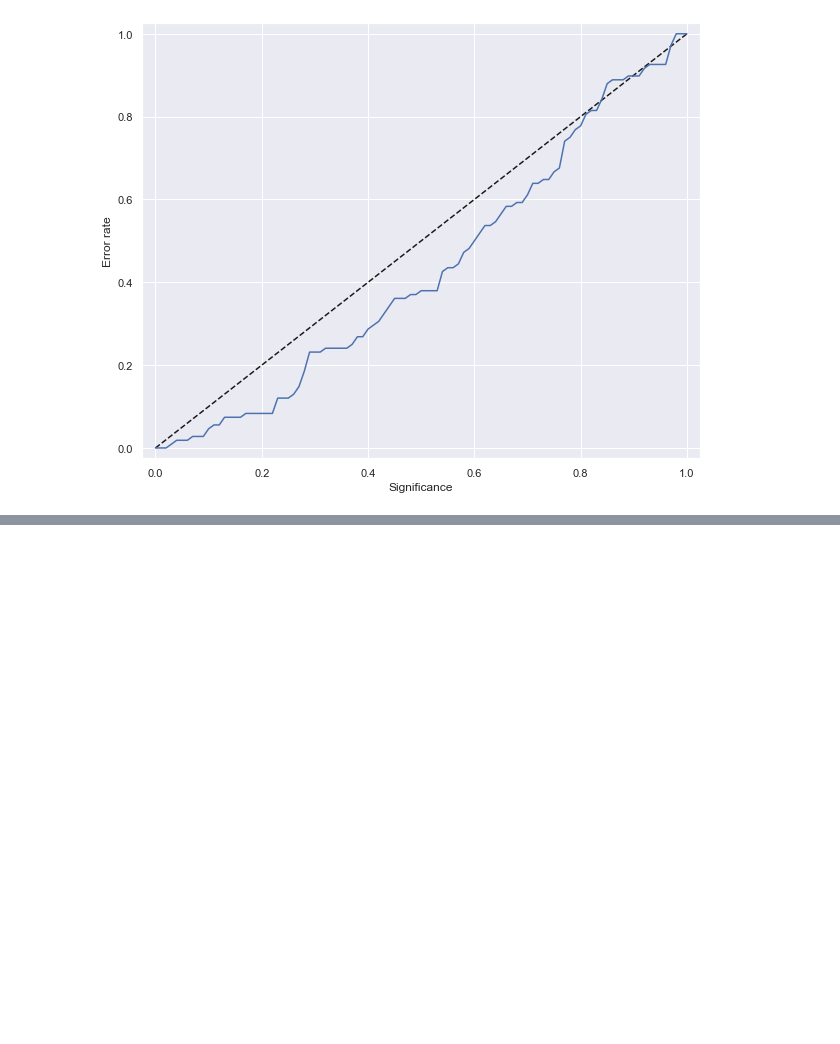
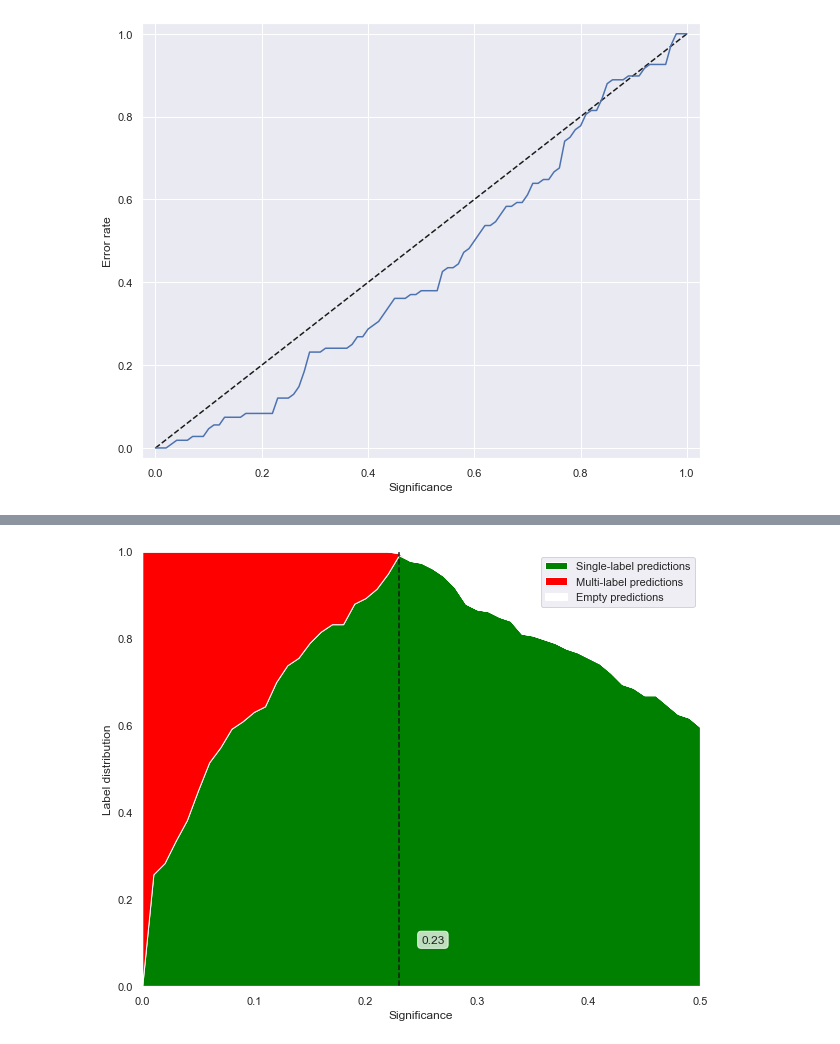
Before and after one commit to pharmbio/plot_utils, a Jupyter notebook: python/User_guide_plotting.ipynb, the cells around one changed output, grey strips where cells are left out. Saved outputs shown, nothing was run; the diff lists cells and outputs as text; code cells hidden in the pictures; blank space fills up the shorter version.

```diff
--- a/python/User_guide_plotting.ipynb
+++ b/python/User_guide_plotting.ipynb
@@ -85,0 +98,4 @@ the_fig = plotting.plot_calibration_curve(true_1, p_val_1, plot_all_labels=False
+# %%
+fig = plotting.plot_label_distribution(true_lab, p_vals, significance_max=.5)
+# %% [output]
+[figure, added]
```
Also changed, not shown: parts of 6 cells of this notebook, 2 other files.
